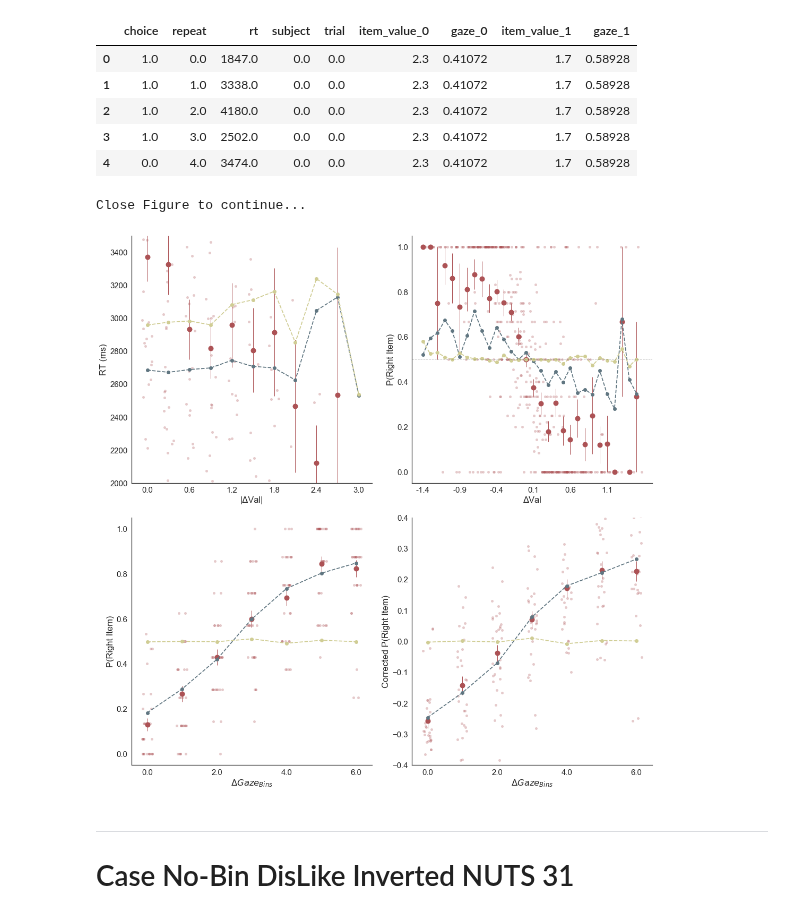
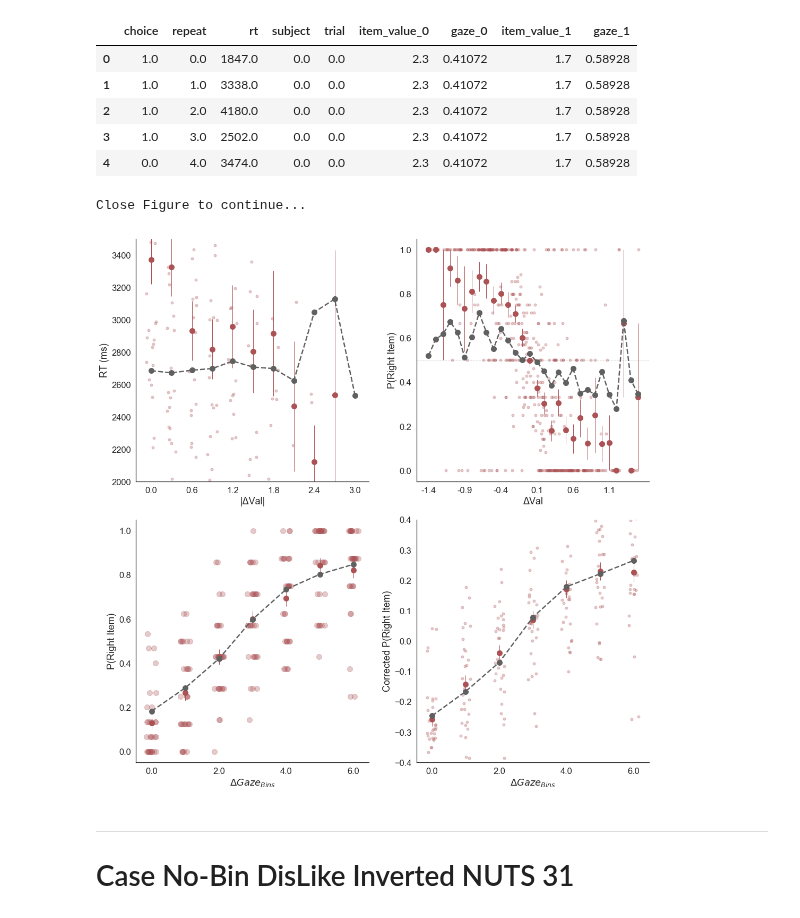
Before and after one commit to pradysepulveda/glamDDM_FF2018, a Jupyter notebook: PrettyPlotsGLAM.ipynb, the cells around one changed output. Saved outputs shown, nothing was run; the diff lists cells and outputs as text; code cells hidden in the pictures.

```diff
--- a/PrettyPlotsGLAM.ipynb
+++ b/PrettyPlotsGLAM.ipynb
@@ -216,13 +216,13 @@ Replaced attached data (1860 trials) with new data (1860 trials)...
 | 4 | 0.0 | 4.0 | 3474.0 | 0.0 | 0.0 | 2.3 | 0.41072 | 1.7 | 0.58928 |
 # %%
 print('Close Figure to continue...')
-#glam.plot_fit(test_data, [glam_full.prediction], color_data = '#AC5255');
-glam.plot_fit(test_data, [glam_full.prediction,glam_nobias.prediction], color_data = '#AC5255' );
+glam.plot_fit(test_data, [glam_full.prediction], color_data = '#AC5255');
+#glam.plot_fit(test_data, [glam_full.prediction,glam_nobias.prediction], color_data = '#AC5255' );
 plt.show()
 # Shown dots containing the mean observed for that segment bin for those participants
 # %% [output]
 Close Figure to continue...
-[figure, old version]
+[figure, new version]
 # %% [markdown]
 ---------------------------------------------------------
 # Case No-Bin DisLike Inverted NUTS 31
```
Also changed, not shown: parts of 3 cells of this notebook, 28 other files.
